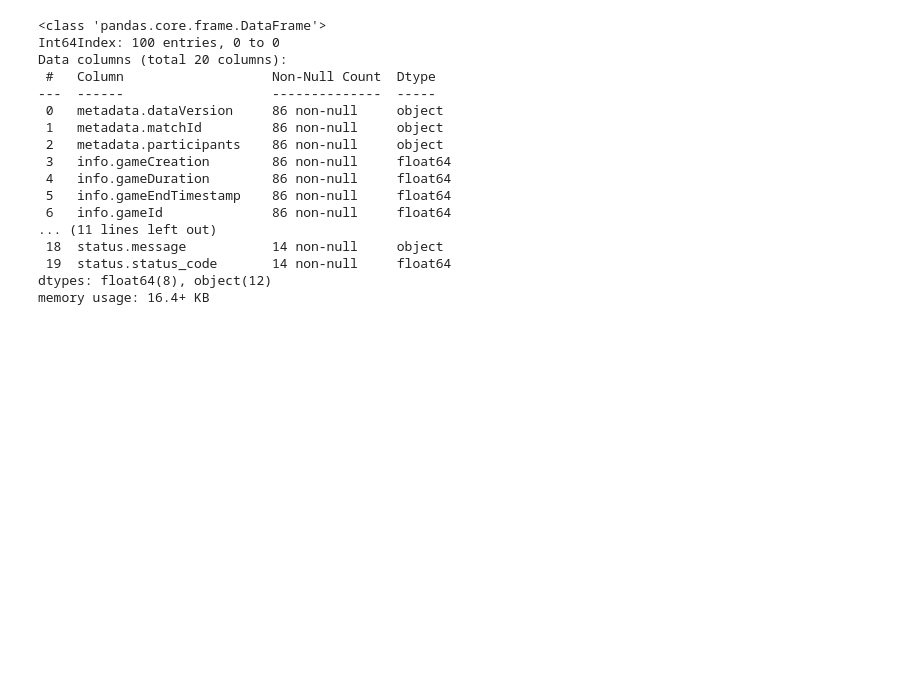
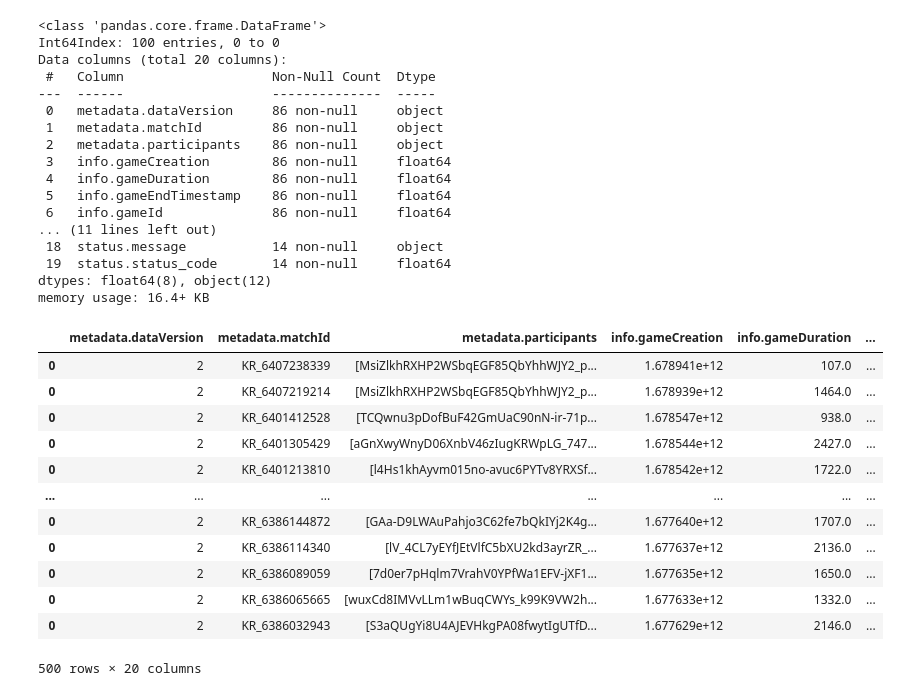
Before and after one commit to YusolCho/Basic, a Jupyter notebook: LoL_OpenAPI.ipynb, the cells around one changed output. Saved outputs shown, nothing was run; the diff lists cells and outputs as text; code cells hidden in the pictures; blank space fills up the shorter version.

```diff
--- a/LoL_OpenAPI.ipynb
+++ b/LoL_OpenAPI.ipynb
@@ -644,5 +644,21 @@ for match_data in match_data_list:
 match_df_5 = pd.concat(match_df_list, axis=0)
 # %%
 lol_match_data = pd.concat([match_df_1,match_df_2,match_df_3, match_df_4 ,match_df_5],axis=0)
+# %%
+lol_match_data
+# %% [output]
+|  | metadata.dataVersion | metadata.matchId | metadata.participants | info.gameCreation | info.gameDuration | ... |
+| 0 | 2 | KR_6407238339 | [MsiZlkhRXHP2WSbqEGF85QbYhhWJY2_p... | 1.678941e+12 | 107.0 | ... |
+| 0 | 2 | KR_6407219214 | [MsiZlkhRXHP2WSbqEGF85QbYhhWJY2_p... | 1.678939e+12 | 1464.0 | ... |
+| 0 | 2 | KR_6401412528 | [TCQwnu3pDofBuF42GmUaC90nN-ir-71p... | 1.678547e+12 | 938.0 | ... |
+| 0 | 2 | KR_6401305429 | [aGnXwyWnyD06XnbV46zIugKRWpLG_747... | 1.678544e+12 | 2427.0 | ... |
+| 0 | 2 | KR_6401213810 | [l4Hs1khAyvm015no-avuc6PYTv8YRXSf... | 1.678542e+12 | 1722.0 | ... |
+| ... | ... | ... | ... | ... | ... | ... |
+| 0 | 2 | KR_6386144872 | [GAa-D9LWAuPahjo3C62fe7bQkIYj2K4g... | 1.677640e+12 | 1707.0 | ... |
+| 0 | 2 | KR_6386114340 | [lV_4CL7yEYfJEtVlfC5bXU2kd3ayrZR_... | 1.677637e+12 | 2136.0 | ... |
+| 0 | 2 | KR_6386089059 | [7d0er7pHqlm7VrahV0YPfWa1EFV-jXF1... | 1.677635e+12 | 1650.0 | ... |
+| 0 | 2 | KR_6386065665 | [wuxCd8IMVvLLm1wBuqCWYs_k99K9VW2h... | 1.677633e+12 | 1332.0 | ... |
+| 0 | 2 | KR_6386032943 | [S3aQUgYi8U4AJEVHkgPA08fwytIgUTfD... | 1.677629e+12 | 2146.0 | ... |
+500 rows × 20 columns
 # %%
 lol_match_data.to_csv('lol_match_data.csv', header=False, index=False)
```
